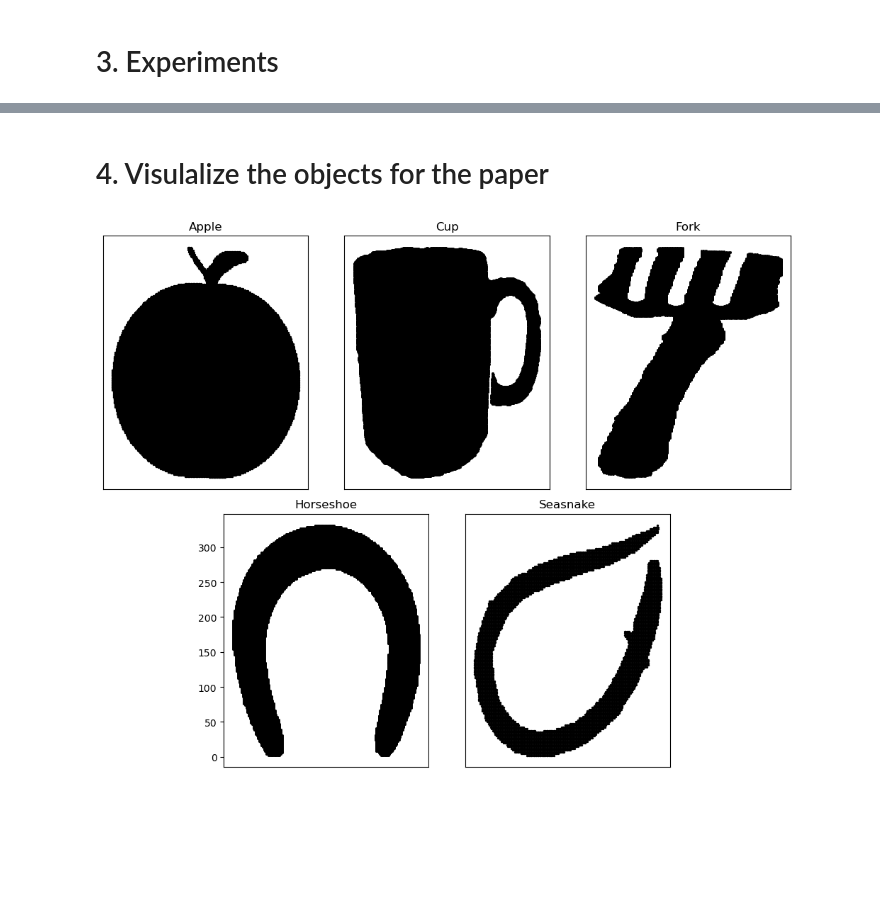
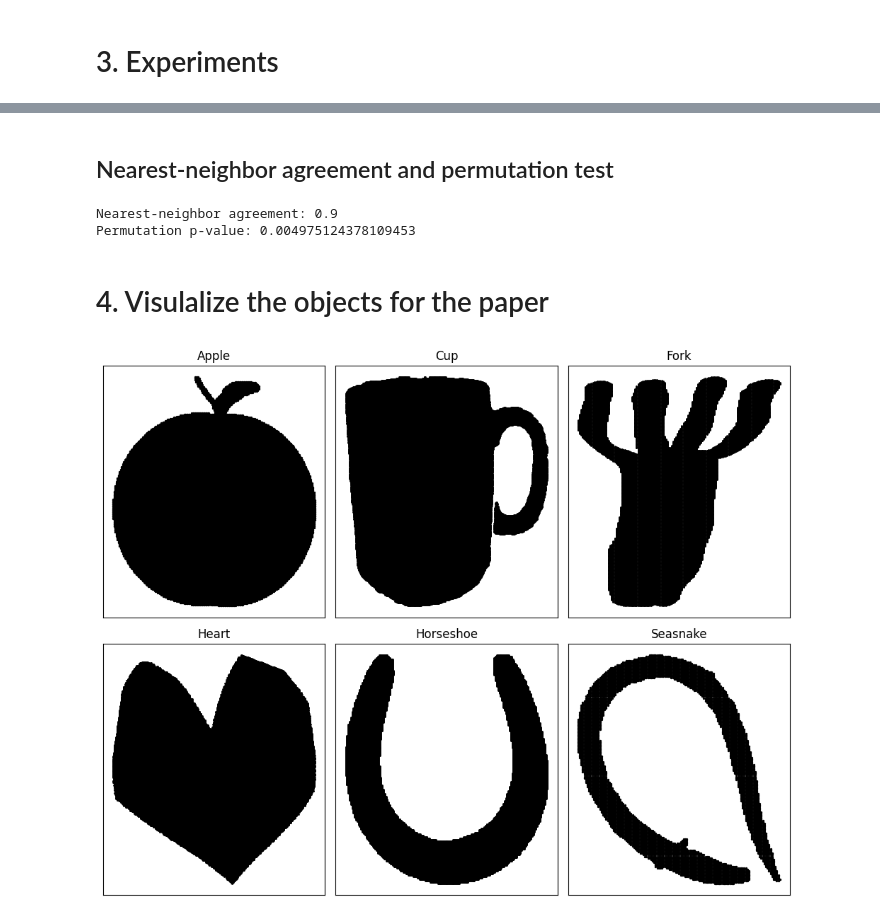
Before and after one commit to ishikaghosh2201/Mapper-Loss-Computation, a Jupyter notebook: workflow.ipynb, the cells around one changed output, grey strips where cells are left out. Cells and saved outputs as stored; diff of their text form; code cells hidden in the pictures; blank space fills up the shorter version.

```diff
--- a/workflow.ipynb
+++ b/workflow.ipynb
@@ -430,9 +466,36 @@ plt.show()
+# %% [markdown]
+## Nearest-neighbor agreement and permutation test
+# %%
+#nearest-neighbor agreement (exclude diagonal)
+D = dist_matrix
+y = categories
+D_copy = D.copy()
+np.fill_diagonal(D_copy, np.inf)
+nn_idx = np.argmin(D_copy, axis=1)
+nn_agreement = (y == y[nn_idx]).mean()
+print("Nearest-neighbor agreement:", nn_agreement)
+
+#permutation test for LOOCV k=1 significance
+import random
+n_perm = 200
+orig = scores[1]
+perm_scores = []
+for _ in range(n_perm):
+    y_perm = np.random.permutation(y)
+    perm_scores.append(cross_val_score(KNeighborsClassifier(n_neighbors=1, metric='precomputed'),
+                                       D, y_perm, cv=loo).mean())
+p_val = (np.sum(np.array(perm_scores) >= orig) + 1) / (n_perm + 1)
+print("Permutation p-value:", p_val)
+# %% [output]
+Nearest-neighbor agreement: 0.9
+Permutation p-value: 0.004975124378109453
 # %% [markdown]
 # 4. Visulalize the objects for the paper
 # %%
 apple = apple_files[0]
 cup = cup_files[7]
 fork = fork_files[3]
+heart = heart_files[8]
 horseshoe = horseshoes_files[0]
 seasnake = seasnake_files[5]
 
@@ -443,43 +506,50 @@ fig = plt.figure(figsize=(10, 8))
 ax1 = plt.subplot2grid(shape=(2, 6), loc=(0, 0), colspan=2)
 ax2 = plt.subplot2grid(shape=(2, 6), loc=(0, 2), colspan=2)
 ax3 = plt.subplot2grid(shape=(2, 6), loc=(0, 4), colspan=2)
-ax4 = plt.subplot2grid(shape=(2, 6), loc=(1, 1), colspan=2)
-ax5 = plt.subplot2grid(shape=(2, 6), loc=(1, 3), colspan=2)
+ax4 = plt.subplot2grid(shape=(2, 6), loc=(1, 0), colspan=2)
+ax5 = plt.subplot2grid(shape=(2, 6), loc=(1, 2), colspan=2)
+ax6 = plt.subplot2grid(shape=(2, 6), loc=(1, 4), colspan=2)
 
 # Get point clouds
-apoints = get_point_cloud_from_image(apple, rotate_angle=0)
-cpoints = get_point_cloud_from_image(cup, rotate_angle=0)
-fpoints = get_point_cloud_from_image(fork, rotate_angle=0)
-hpoints = get_point_cloud_from_image(horseshoe, rotate_angle=0)
-spoints = get_point_cloud_from_image(seasnake, rotate_angle=0)
+apoints = imc.get_point_cloud_from_image(apple, rotate_angle=0)
+cpoints = imc.get_point_cloud_from_image(cup, rotate_angle=0)
+fpoints = imc.get_point_cloud_from_image(fork, rotate_angle=0)
+hrpoints = imc.get_point_cloud_from_image(heart, rotate_angle=0)
+hpoints = imc.get_point_cloud_from_image(horseshoe, rotate_angle=0)
+spoints = imc.get_point_cloud_from_image(seasnake, rotate_angle=0)
 
 # Scatter plots (all black points)
 ax1.scatter(apoints[:, 0], apoints[:, 1], s=2, color='black')  # or c='k'
 ax1.set_title("Apple")
 ax1.set_xticks([])
 ax1.set_yticks([])
 
 ax2.scatter(cpoints[:, 0], cpoints[:, 1], s=1, color='black')
 ax2.set_title("Cup")
 ax2.set_xticks([])
 ax2.set_yticks([])
 
 ax3.scatter(fpoints[:, 0], fpoints[:, 1], s=1, color='black')
 ax3.set_title("Fork")
 ax3.set_xticks([])
 ax3.set_yticks([])
 
-ax4.scatter(hpoints[:, 0], hpoints[:, 1], s=1, color='black')
-ax4.set_title("Horseshoe")
+ax4.scatter(hrpoints[:, 0], hrpoints[:, 1], s=1, color='black')
+ax4.set_title("Heart")
 ax4.set_xticks([])
-ax4.set_yticks
+ax4.set_yticks([])
 
-ax5.scatter(spoints[:, 0], spoints[:, 1], s=2, color='black')
-ax5.set_title("Seasnake")
+ax5.scatter(hpoints[:, 0], hpoints[:, 1], s=1, color='black')
+ax5.set_title("Horseshoe")
 ax5.set_xticks([])
 ax5.set_yticks([])
+
+ax6.scatter(spoints[:, 0], spoints[:, 1], s=2, color='black')
+ax6.set_title("Seasnake")
+ax6.set_xticks([])
+ax6.set_yticks([])
 plt.tight_layout()
 plt.savefig("point_clouds.png", dpi=300)
 plt.show()
 # %% [output]
-[figure, old version]
+[figure, new version]
```
Also changed, not shown: parts of 25 cells of this notebook, 34 other files.
